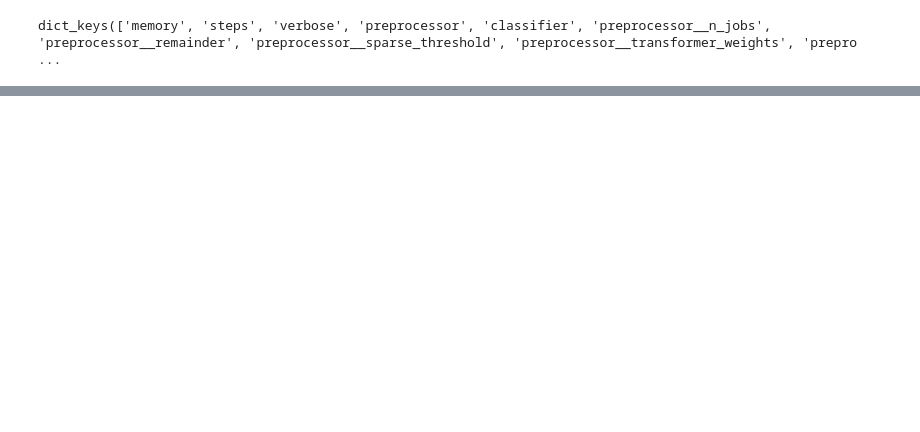
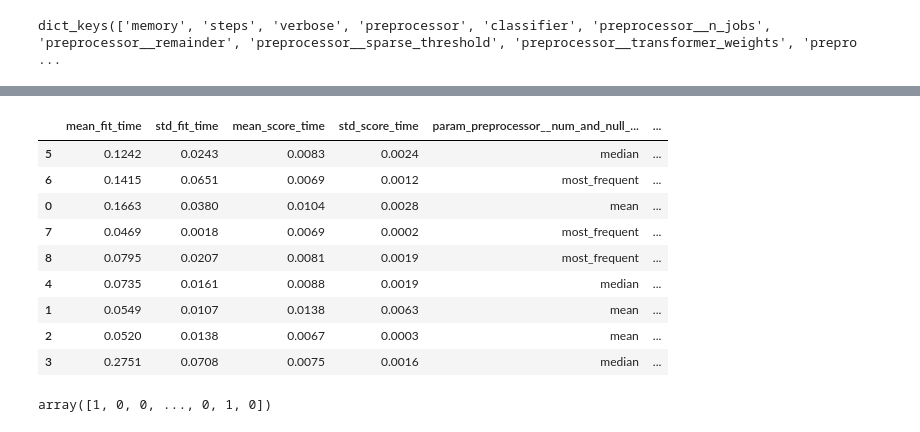
Before and after one commit to barbosarafael/DS_Avancado, a Jupyter notebook: 03Logistica_Gradiente/Logistica_e_Gradiente.ipynb, the cells around one changed output, grey strips where cells are left out. Drawn from its saved outputs; the diff is of its cells as text; code cells hidden in the pictures; blank space fills up the shorter version.

```diff
--- a/03Logistica_Gradiente/Logistica_e_Gradiente.ipynb
+++ b/03Logistica_Gradiente/Logistica_e_Gradiente.ipynb
@@ -287,0 +370,13 @@ params["preprocessor__num__scaler"] = [None, StandardScaler()]
+# %%
+num_features = ["NU_NOTA_CN", "NU_NOTA_CH", "NU_NOTA_LC", "NU_NOTA_MT", "NU_NOTA_COMP1",
+                "NU_NOTA_COMP2", "NU_NOTA_COMP3", "NU_NOTA_COMP4", "NU_NOTA_COMP5", "NU_NOTA_REDACAO"]
+
+num_transformer = Pipeline(steps=[
+    ("imputer123", imput),
+    ("scaler123", scaler)])
+
+preprocessor = ColumnTransformer(transformers = [("num_and_null", num_transformer, num_features)])
+
+model = Pipeline(steps = [("preprocessor", preprocessor), ("classifier", log_reg)])
+
+model
@@ -287,0 +401,2 @@ params["preprocessor__num__scaler"] = [None, StandardScaler()]
+# %%
+model.fit(x_treino, y_treino)
@@ -287,0 +433,8 @@ params["preprocessor__num__scaler"] = [None, StandardScaler()]
+# %%
+params = {}
+params["preprocessor__num_and_null__scaler123"] = [None, StandardScaler(), MinMaxScaler()]
+params["preprocessor__num_and_null__imputer123__strategy"] = ["mean", "median", "most_frequent"]
+# %%
+# Gridsearch
+grid = GridSearchCV(model, params, cv = 5)
+grid.fit(x_treino, y_treino)
@@ -287,0 +459,14 @@ params["preprocessor__num__scaler"] = [None, StandardScaler()]
+# %%
+results = pd.DataFrame(grid.cv_results_)
+results.sort_values("rank_test_score").round(4)
+# %% [output]
+|  | mean_fit_time | std_fit_time | mean_score_time | std_score_time | param_preprocessor__num_and_null_... | ... |
+| 5 | 0.1242 | 0.0243 | 0.0083 | 0.0024 | median | ... |
+| 6 | 0.1415 | 0.0651 | 0.0069 | 0.0012 | most_frequent | ... |
+| 0 | 0.1663 | 0.0380 | 0.0104 | 0.0028 | mean | ... |
+| 7 | 0.0469 | 0.0018 | 0.0069 | 0.0002 | most_frequent | ... |
+| 8 | 0.0795 | 0.0207 | 0.0081 | 0.0019 | most_frequent | ... |
+| 4 | 0.0735 | 0.0161 | 0.0088 | 0.0019 | median | ... |
+| 1 | 0.0549 | 0.0107 | 0.0138 | 0.0063 | mean | ... |
+| 2 | 0.0520 | 0.0138 | 0.0067 | 0.0003 | mean | ... |
+| 3 | 0.2751 | 0.0708 | 0.0075 | 0.0016 | median | ... |
@@ -287,0 +476,6 @@ params["preprocessor__num__scaler"] = [None, StandardScaler()]
+# %%
+y_pred = best_estimator.predict(x_teste)
+
+y_pred
+# %% [output]
+array([1, 0, 0, ..., 0, 1, 0])
```
Also changed, not shown: parts of 26 cells of this notebook.
